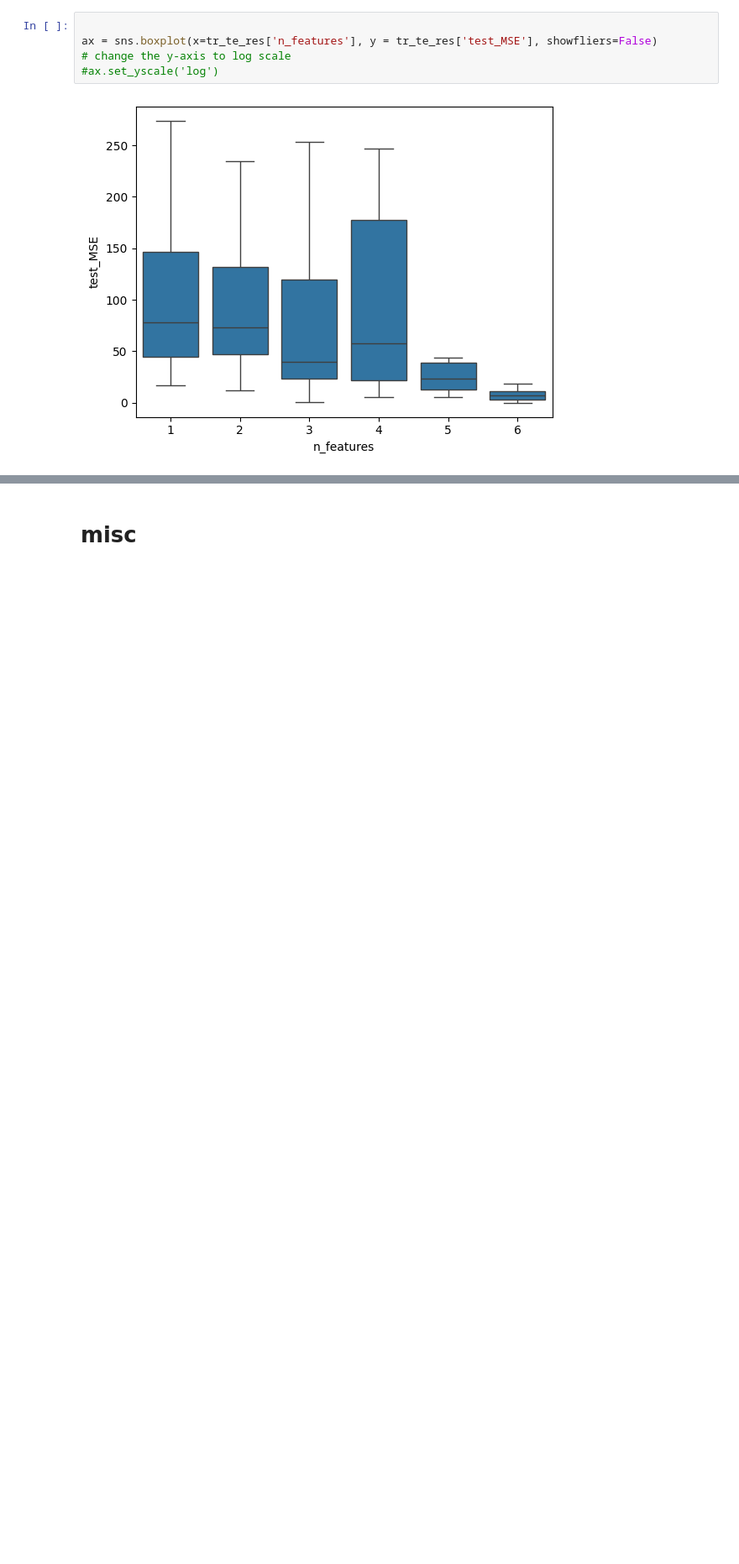
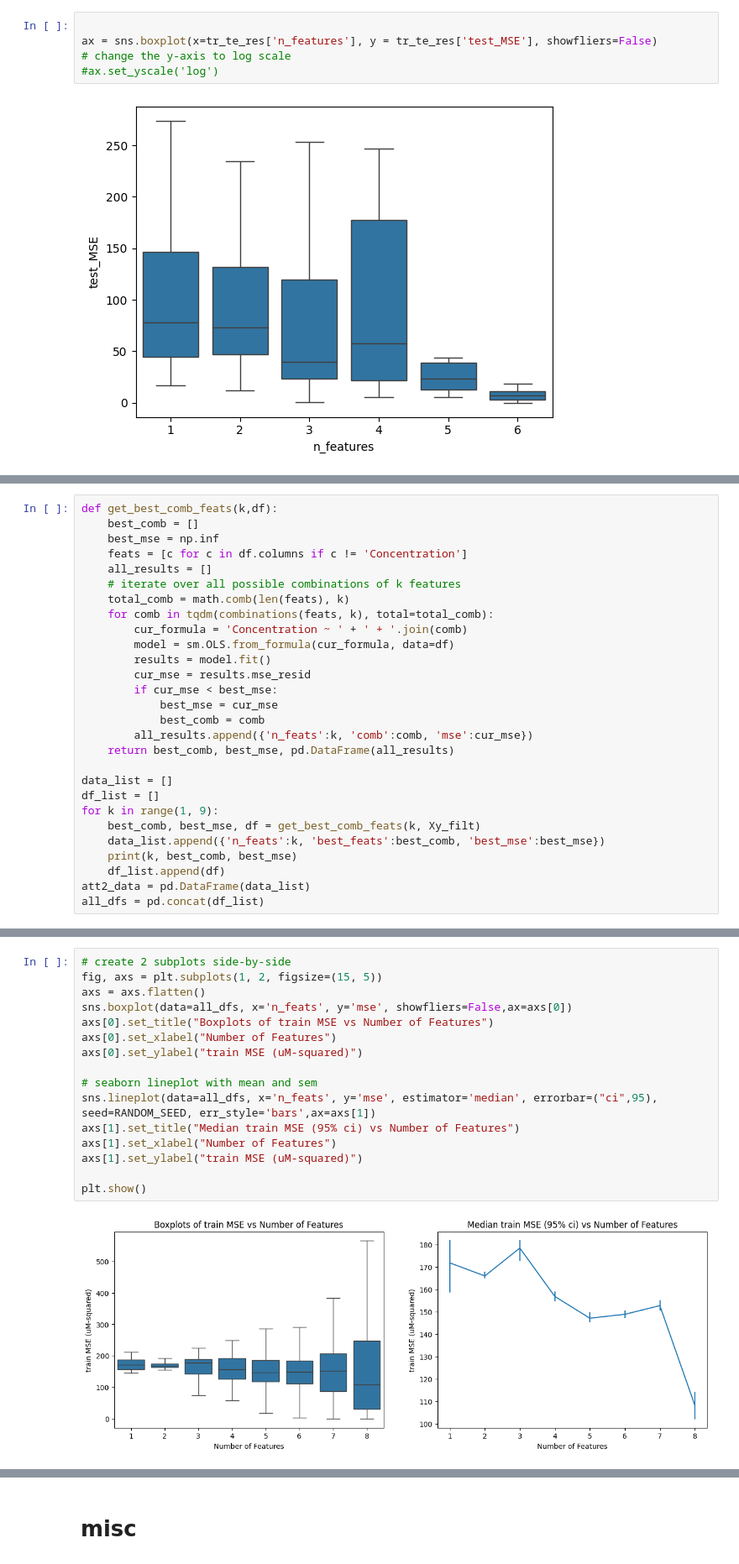
Before and after one commit to cvraut/colorimetry_ML, a Jupyter notebook: code/p02_study_mse/Study_MSE.ipynb, the cells around one changed output, grey strips where cells are left out. Shown at 84% size. Drawn from its saved outputs; the diff is of its cells as text; blank space fills up the shorter version.

Commit message:
I think this includes boxplots of MSE ranges with different numbers of features

```diff
--- a/code/p02_study_mse/Study_MSE.ipynb
+++ b/code/p02_study_mse/Study_MSE.ipynb
@@ -683,0 +694,28 @@ ax = sns.boxplot(x=tr_te_res['n_features'], y = tr_te_res['test_MSE'], showflier
+# %%
+def get_best_comb_feats(k,df):
+    best_comb = []
+    best_mse = np.inf
+    feats = [c for c in df.columns if c != 'Concentration']
+    all_results = []
+    # iterate over all possible combinations of k features
+    total_comb = math.comb(len(feats), k)
+    for comb in tqdm(combinations(feats, k), total=total_comb):
+        cur_formula = 'Concentration ~ ' + ' + '.join(comb)
+        model = sm.OLS.from_formula(cur_formula, data=df)
+        results = model.fit()
+        cur_mse = results.mse_resid
+        if cur_mse < best_mse:
+            best_mse = cur_mse
+            best_comb = comb
+        all_results.append({'n_feats':k, 'comb':comb, 'mse':cur_mse})
+    return best_comb, best_mse, pd.DataFrame(all_results)
+
+data_list = []
+df_list = []
+for k in range(1, 9):
+    best_comb, best_mse, df = get_best_comb_feats(k, Xy_filt)
+    data_list.append({'n_feats':k, 'best_feats':best_comb, 'best_mse':best_mse})
+    print(k, best_comb, best_mse)
+    df_list.append(df)
+att2_data = pd.DataFrame(data_list)
+all_dfs = pd.concat(df_list)
@@ -683,0 +744,18 @@ ax = sns.boxplot(x=tr_te_res['n_features'], y = tr_te_res['test_MSE'], showflier
+# %%
+# create 2 subplots side-by-side
+fig, axs = plt.subplots(1, 2, figsize=(15, 5))
+axs = axs.flatten()
+sns.boxplot(data=all_dfs, x='n_feats', y='mse', showfliers=False,ax=axs[0])
+axs[0].set_title("Boxplots of train MSE vs Number of Features")
+axs[0].set_xlabel("Number of Features")
+axs[0].set_ylabel("train MSE (uM-squared)")
+
+# seaborn lineplot with mean and sem
+sns.lineplot(data=all_dfs, x='n_feats', y='mse', estimator='median', errorbar=("ci",95), seed=RANDOM_SEED, err_style='bars',ax=axs[1])
+axs[1].set_title("Median train MSE (95% ci) vs Number of Features")
+axs[1].set_xlabel("Number of Features")
+axs[1].set_ylabel("train MSE (uM-squared)")
+
+plt.show()
+# %% [output]
+[figure, added]
```
Also changed, not shown: parts of 8 cells of this notebook.
